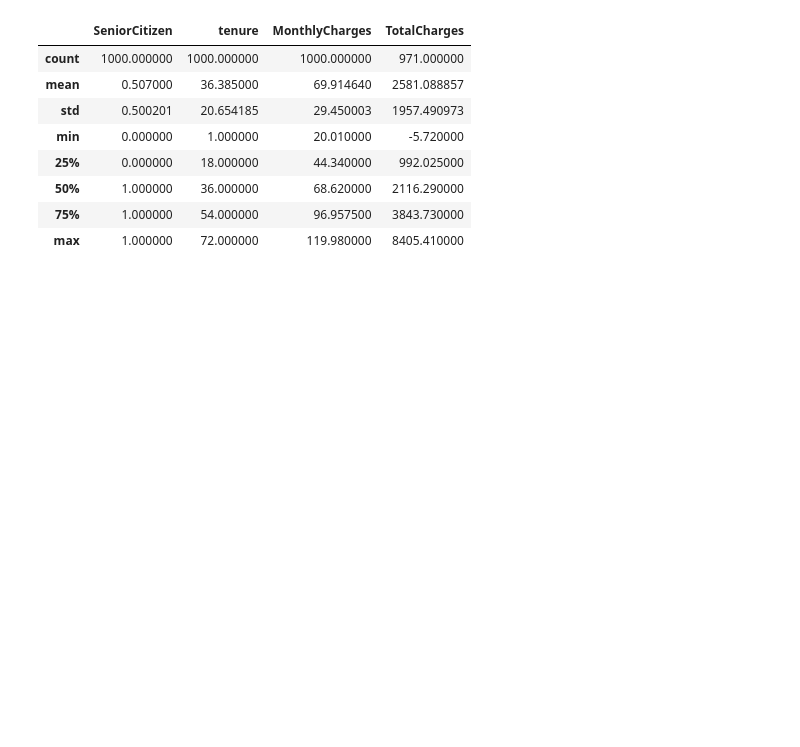
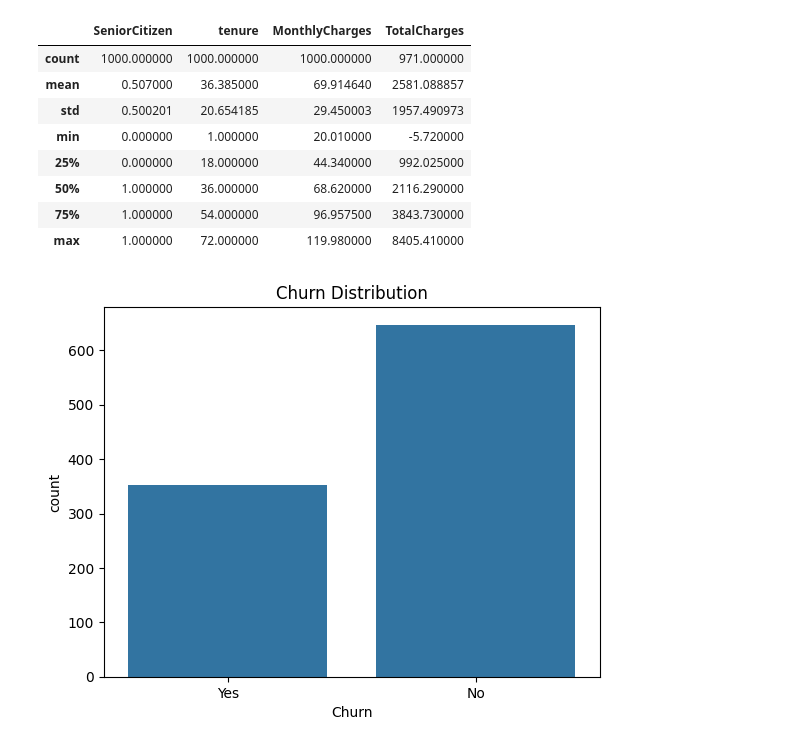
Before and after one commit to redashu/Intuit_ML_13thMay2026, a Jupyter notebook: notebooks/EDA_feature_selection.ipynb, the cells around one changed output. Drawn from its saved outputs; the diff is of its cells as text; code cells hidden in the pictures; blank space fills up the shorter version.

```diff
--- a/notebooks/EDA_feature_selection.ipynb
+++ b/notebooks/EDA_feature_selection.ipynb
@@ -74,3 +74,10 @@ df.describe()
 | 50% | 1.000000 | 36.000000 | 68.620000 | 2116.290000 |
 | 75% | 1.000000 | 54.000000 | 96.957500 | 3843.730000 |
 | max | 1.000000 | 72.000000 | 119.980000 | 8405.410000 |
+# %%
+# using seaborn do data analysis and EDA options
+sb.countplot(x='Churn',data=df)
+plt.title("Churn Distribution")
+plt.show()
+# %% [output]
+[figure, added]
```
Also changed, not shown: parts of 1 cell of this notebook.
